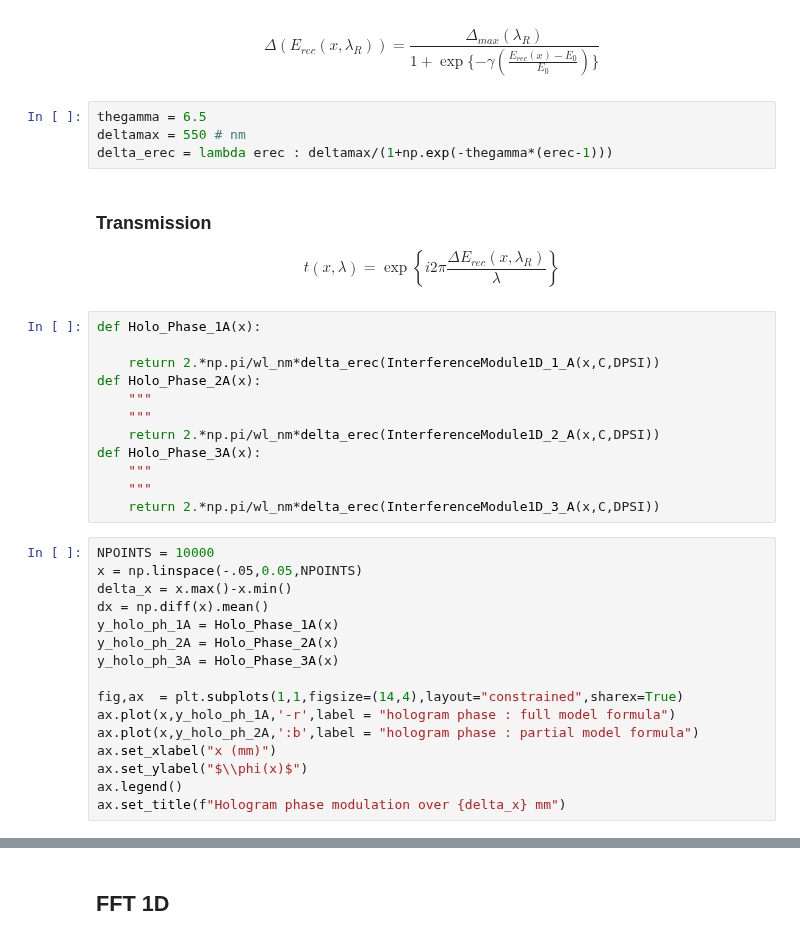
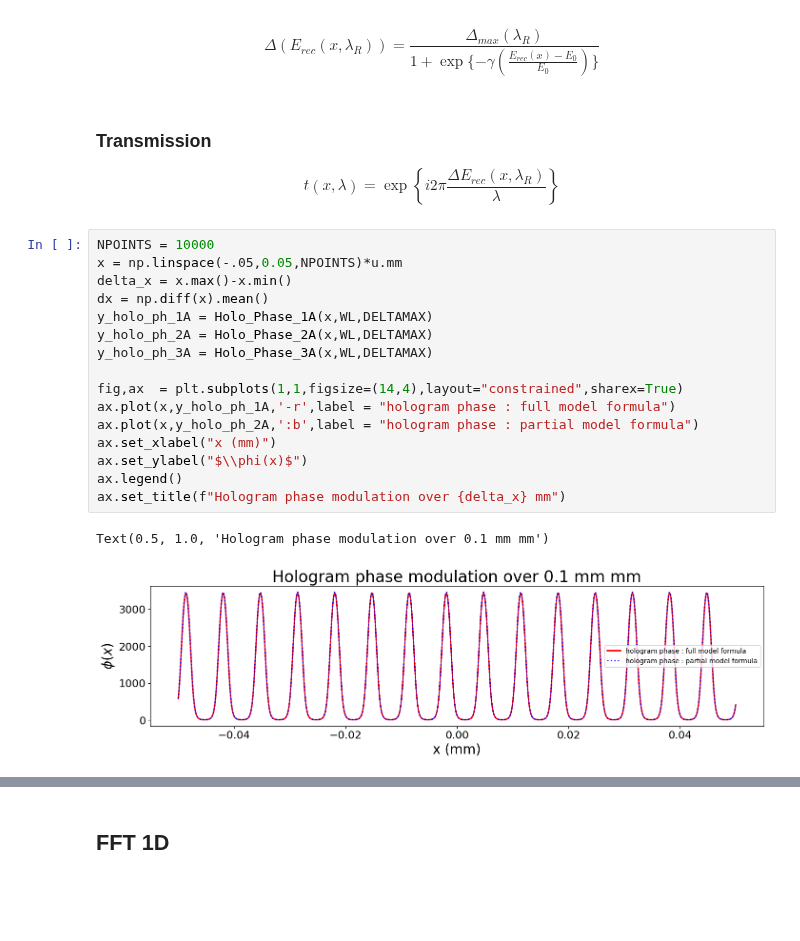
Before and after one commit to sylvielsstfr/AuxtelPSFpoppy, a Jupyter notebook: docs/notebooks/introdiffraction/08_FFT1D_EmulsionInterferenceTwoSourcesfromlib.ipynb, the cells around one changed output, grey strips where cells are left out. Drawn from its saved outputs; the diff is of its cells as text; blank space fills up the shorter version.

```diff
--- a/docs/notebooks/introdiffraction/08_FFT1D_EmulsionInterferenceTwoSourcesfromlib.ipynb
+++ b/docs/notebooks/introdiffraction/08_FFT1D_EmulsionInterferenceTwoSourcesfromlib.ipynb
@@ -316,40 +184,27 @@ ax1.set_ylim(-0.1,1.1)
 $$
 \Delta (E_{rec}(x,\lambda_R)) = \frac{\Delta_{max}(\lambda_R) }{ 1 + \exp\{ -\gamma\left(\frac{E_{rec}(x)-E_0 }{E_0}\right)\}}
 $$
-# %%
-thegamma = 6.5
-deltamax = 550 # nm
-delta_erec = lambda erec : deltamax/(1+np.exp(-thegamma*(erec-1)))
 # %% [markdown]
 ### Transmission
 $$
 t(x,\lambda) = \exp\left\{i 2\pi \frac{\Delta E_{rec}(x,\lambda_R)}{\lambda}\right\}
 $$
-# %%
-def Holo_Phase_1A(x):
-
-    return 2.*np.pi/wl_nm*delta_erec(InterferenceModule1D_1_A(x,C,DPSI))
-def Holo_Phase_2A(x):
-    """
-    """
-    return 2.*np.pi/wl_nm*delta_erec(InterferenceModule1D_2_A(x,C,DPSI))
-def Holo_Phase_3A(x):
-    """
-    """
-    return 2.*np.pi/wl_nm*delta_erec(InterferenceModule1D_3_A(x,C,DPSI))
 # %%
 NPOINTS = 10000
-x = np.linspace(-.05,0.05,NPOINTS)
+x = np.linspace(-.05,0.05,NPOINTS)*u.mm
 delta_x = x.max()-x.min()
 dx = np.diff(x).mean()
-y_holo_ph_1A = Holo_Phase_1A(x)
-y_holo_ph_2A = Holo_Phase_2A(x)
-y_holo_ph_3A = Holo_Phase_3A(x)
+y_holo_ph_1A = Holo_Phase_1A(x,WL,DELTAMAX)
+y_holo_ph_2A = Holo_Phase_2A(x,WL,DELTAMAX)
+y_holo_ph_3A = Holo_Phase_3A(x,WL,DELTAMAX)
 
 fig,ax  = plt.subplots(1,1,figsize=(14,4),layout="constrained",sharex=True)
 ax.plot(x,y_holo_ph_1A,'-r',label = "hologram phase : full model formula")
 ax.plot(x,y_holo_ph_2A,':b',label = "hologram phase : partial model formula")
 ax.set_xlabel("x (mm)")
 ax.set_ylabel("$\\phi(x)$")
 ax.legend()
 ax.set_title(f"Hologram phase modulation over {delta_x} mm")
+# %% [output]
+Text(0.5, 1.0, 'Hologram phase modulation over 0.1 mm mm')
+[figure, added]
```
Also changed, not shown: parts of 23 cells of this notebook, 1 other file.
